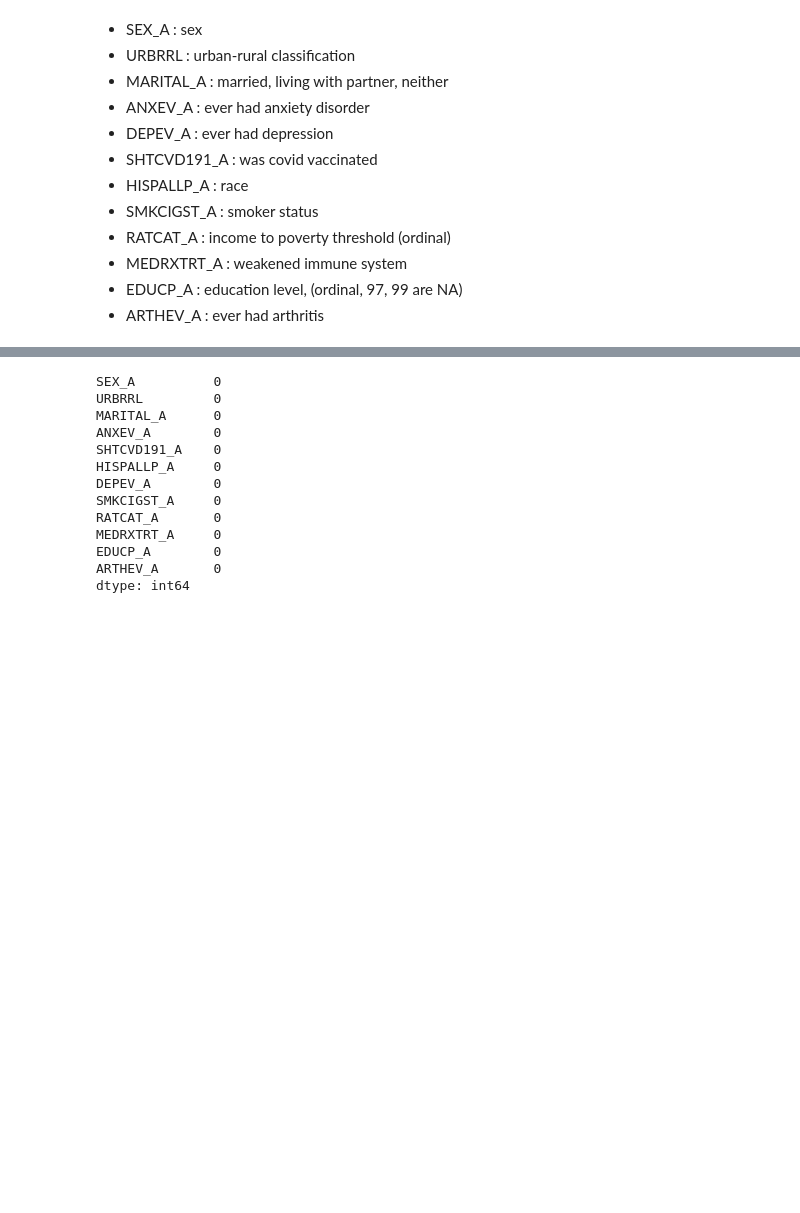
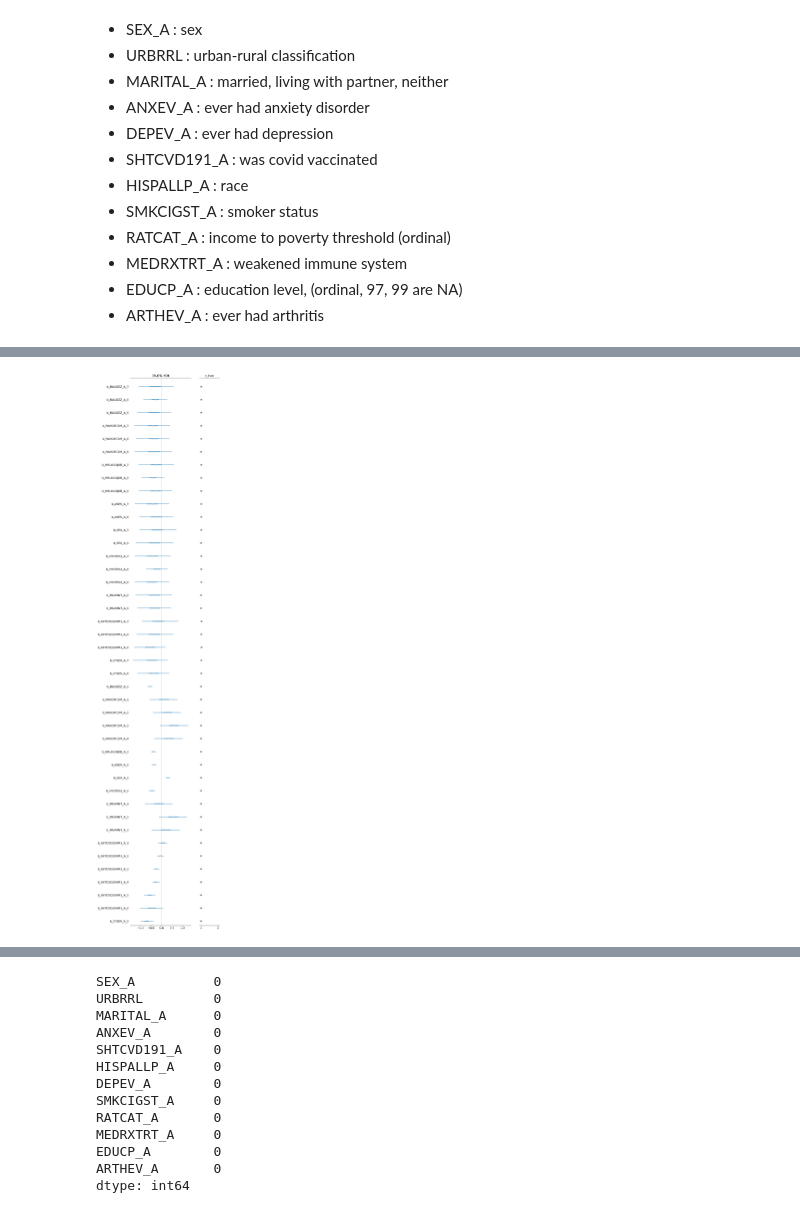
Before and after one commit to kehunter/bayesian-lcovid, a Jupyter notebook: model_testing.ipynb, the cells around one changed output, grey strips where cells are left out. Saved outputs shown, nothing was run; the diff lists cells and outputs as text; code cells hidden in the pictures; blank space fills up the shorter version.

```diff
--- a/model_testing.ipynb
+++ b/model_testing.ipynb
@@ -30,0 +159,37 @@ y_name = 'LONGCOVD1_A'
+# %%
+coords = {"coeffs":X_train.columns}
+
+
+with pm.Model(coords=coords) as hier_bayes2_model:
+    # data containers
+    X = pm.Data("X", X_train.values)
+    y = pm.Data("y", y_train)
+
+    mu = 0
+
+    # No shrinkage on intercept
+    b0 = pm.Normal("beta0", 0, 100)
+
+    mu += b0 # add intercept
+
+    # GROUP UNKNOWN ENTRIES
+    unknowns_cols = X_train.filter(regex='_9$|_7$|_8$').columns
+    unknowns_idx = [i for i, col in enumerate(X_train.columns) if col in unknowns_cols]
+    unknowns_mu = pm.Normal(f"unknowns_mu", mu=0, sigma=1)
+    unknowns_sigma = pm.HalfNormal(f"unknowns_sigma", sigma=1)
+    for i, unknown in zip(unknowns_idx, unknowns_cols):
+        b = pm.Normal(f"b_{unknown}", mu=unknowns_mu, sigma=unknowns_sigma)
+        mu += X[:, i] * b
+
+    other_cols = X_train.columns[~X_train.columns.isin(unknowns_cols)]
+    other_idx = [i for i, col in enumerate(X_train.columns) if col in other_cols]
+
+    for i, single in zip(other_idx, other_cols):
+        b = pm.Normal(f"b_{single}", mu=0, sigma=1)
+        mu += X[:, i] * b
+
+    # link function
+    p = pm.Deterministic("p", pm.math.invlogit(mu))
+    # likelihood
+    pm.Bernoulli("obs", p=p, observed=y)
+hier_bayes2_model
@@ -30,0 +214,3 @@ y_name = 'LONGCOVD1_A'
+# %%
+with hier_bayes2_model:
+    idata_hier_bayes2 = pm.sample_smc()
@@ -30,0 +244,4 @@ y_name = 'LONGCOVD1_A'
+# %%
+az.plot_forest(idata_hier_bayes2, var_names='b_', filter_vars="like", combined=True, hdi_prob=0.95, r_hat=True, rope=(0, 0));
+# %% [output]
+[figure, added]
```
Also changed, not shown: parts of 18 cells of this notebook, 2 other files.
